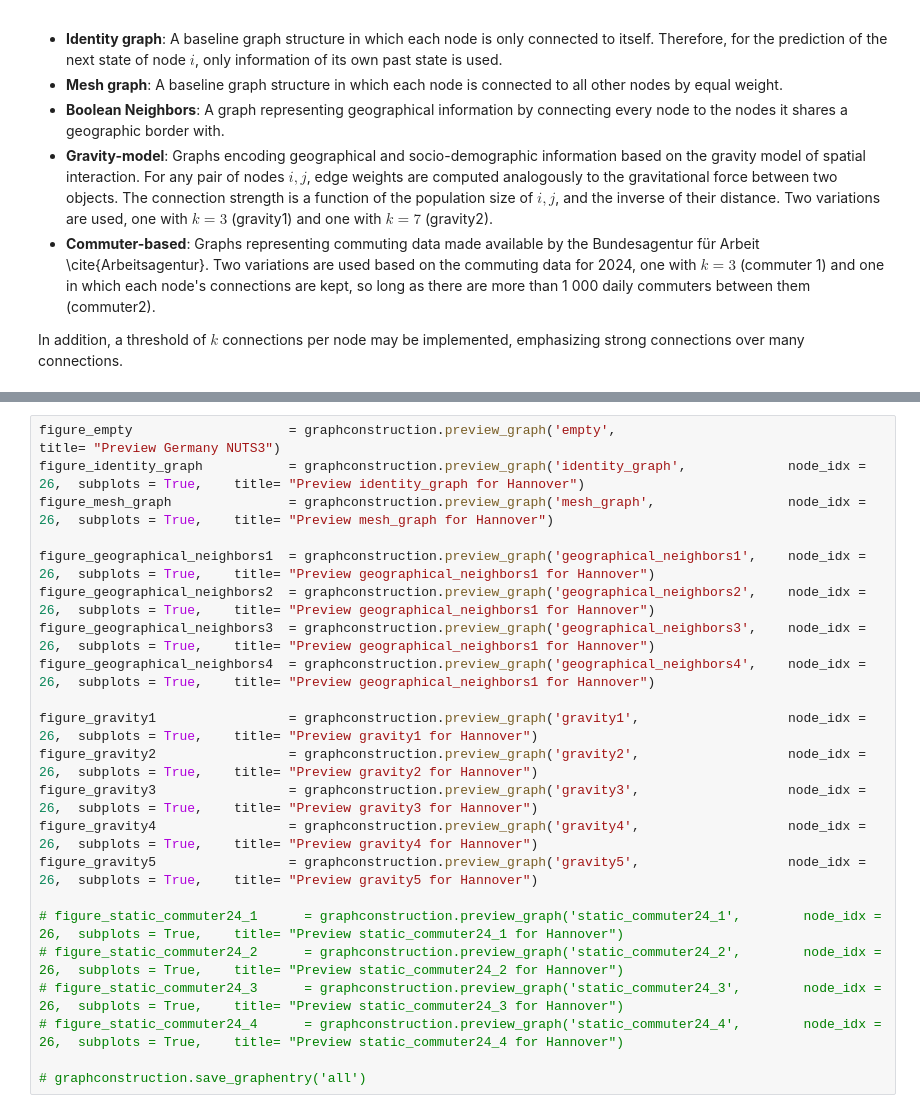
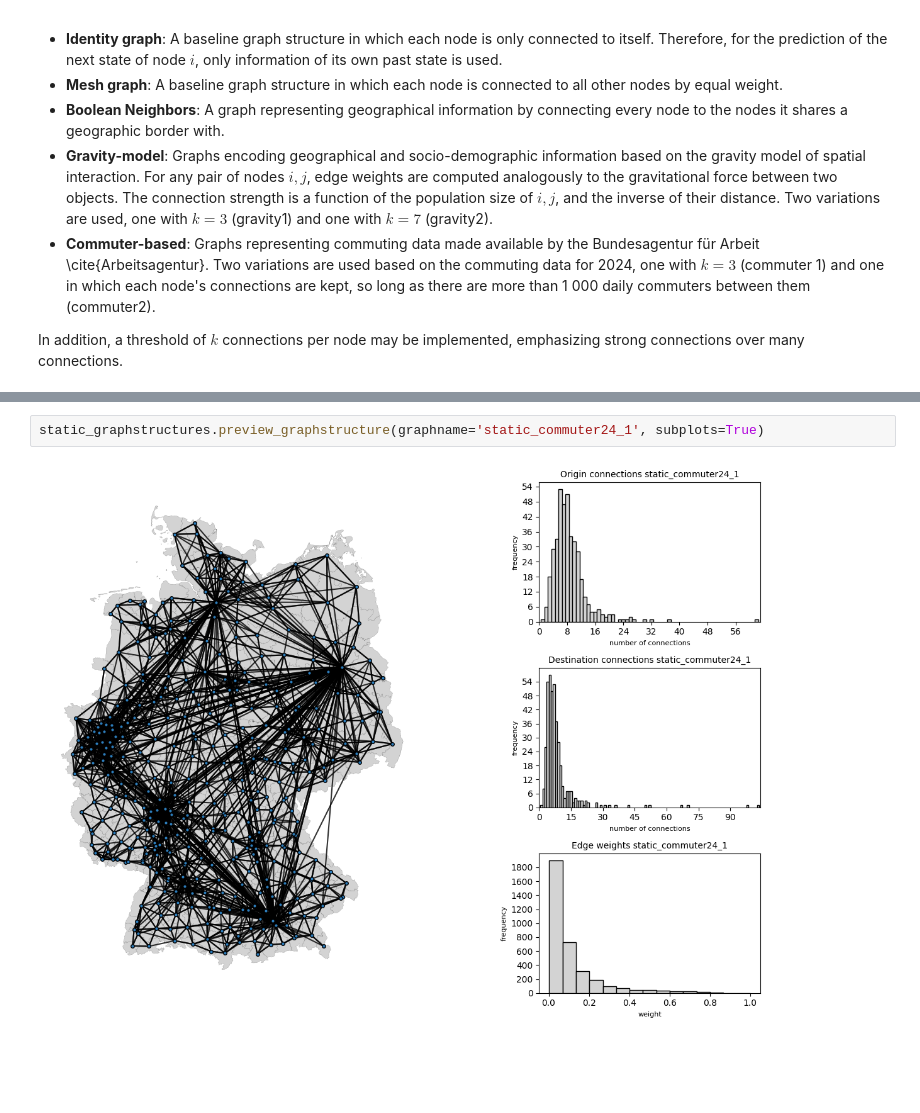
Before and after one commit to stends2001/infectious_disease_gnn, a Jupyter notebook: src/notebooks/1.2 Graph structures.ipynb, the cells around one changed output, grey strips where cells are left out. Drawn from its saved outputs; the diff is of its cells as text; blank space fills up the shorter version.

Commit message:
new graph construction module with support for dynamic graph structures

```diff
--- a/src/notebooks/1.2 Graph structures.ipynb
+++ b/src/notebooks/1.2 Graph structures.ipynb
@@ -191,23 +183,5 @@ graphconstruction.rename_graph('gravity_model_self0_rowwise','gravity5')
 # %%
-figure_empty                    = graphconstruction.preview_graph('empty',                                                          title= "Preview Germany NUTS3")
-figure_identity_graph           = graphconstruction.preview_graph('identity_graph',             node_idx = 26,  subplots = True,    title= "Preview identity_graph for Hannover")
-figure_mesh_graph               = graphconstruction.preview_graph('mesh_graph',                 node_idx = 26,  subplots = True,    title= "Preview mesh_graph for Hannover")
-
-figure_geographical_neighbors1  = graphconstruction.preview_graph('geographical_neighbors1',    node_idx = 26,  subplots = True,    title= "Preview geographical_neighbors1 for Hannover")
-figure_geographical_neighbors2  = graphconstruction.preview_graph('geographical_neighbors2',    node_idx = 26,  subplots = True,    title= "Preview geographical_neighbors1 for Hannover")
-figure_geographical_neighbors3  = graphconstruction.preview_graph('geographical_neighbors3',    node_idx = 26,  subplots = True,    title= "Preview geographical_neighbors1 for Hannover")
-figure_geographical_neighbors4  = graphconstruction.preview_graph('geographical_neighbors4',    node_idx = 26,  subplots = True,    title= "Preview geographical_neighbors1 for Hannover")
-
-figure_gravity1                 = graphconstruction.preview_graph('gravity1',                   node_idx = 26,  subplots = True,    title= "Preview gravity1 for Hannover")
-figure_gravity2                 = graphconstruction.preview_graph('gravity2',                   node_idx = 26,  subplots = True,    title= "Preview gravity2 for Hannover")
-figure_gravity3                 = graphconstruction.preview_graph('gravity3',                   node_idx = 26,  subplots = True,    title= "Preview gravity3 for Hannover")
-figure_gravity4                 = graphconstruction.preview_graph('gravity4',                   node_idx = 26,  subplots = True,    title= "Preview gravity4 for Hannover")
-figure_gravity5                 = graphconstruction.preview_graph('gravity5',                   node_idx = 26,  subplots = True,    title= "Preview gravity5 for Hannover")
-
-# figure_static_commuter24_1      = graphconstruction.preview_graph('static_commuter24_1',        node_idx = 26,  subplots = True,    title= "Preview static_commuter24_1 for Hannover")
-# figure_static_commuter24_2      = graphconstruction.preview_graph('static_commuter24_2',        node_idx = 26,  subplots = True,    title= "Preview static_commuter24_2 for Hannover")
-# figure_static_commuter24_3      = graphconstruction.preview_graph('static_commuter24_3',        node_idx = 26,  subplots = True,    title= "Preview static_commuter24_3 for Hannover")
-# figure_static_commuter24_4      = graphconstruction.preview_graph('static_commuter24_4',        node_idx = 26,  subplots = True,    title= "Preview static_commuter24_4 for Hannover")
-
-# graphconstruction.save_graphentry('all')
+static_graphstructures.preview_graphstructure(graphname='static_commuter24_1', subplots=True)
+# %% [output]
+[figure, added]
 # %%
```
Also changed, not shown: parts of 5 cells of this notebook, 46 other files.
